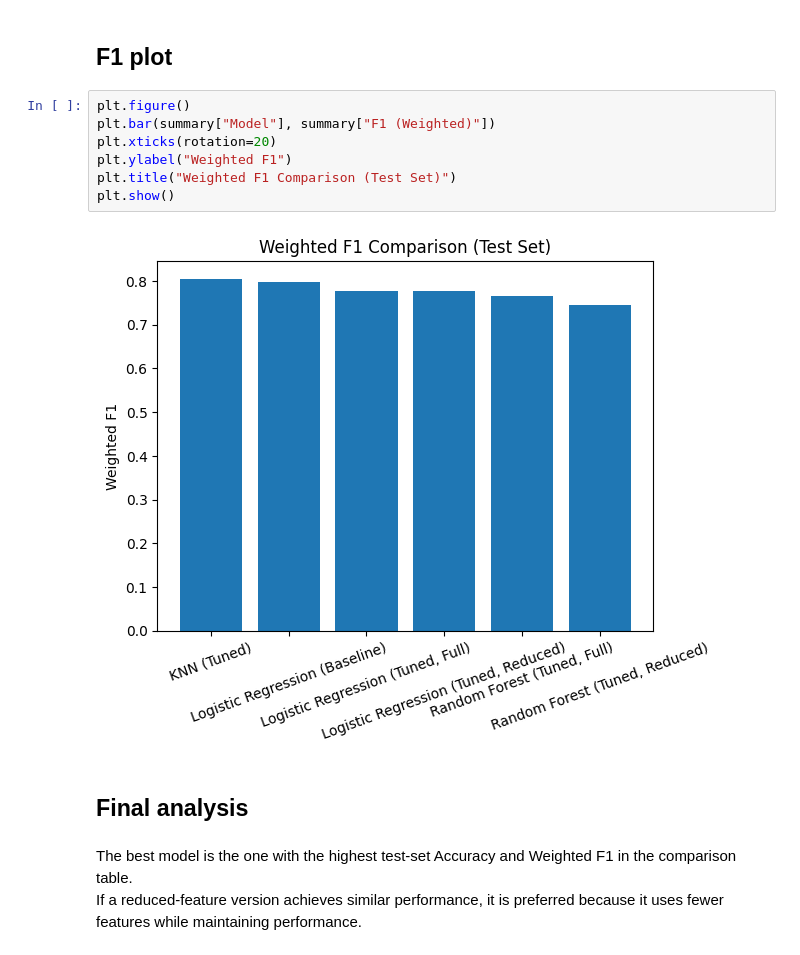
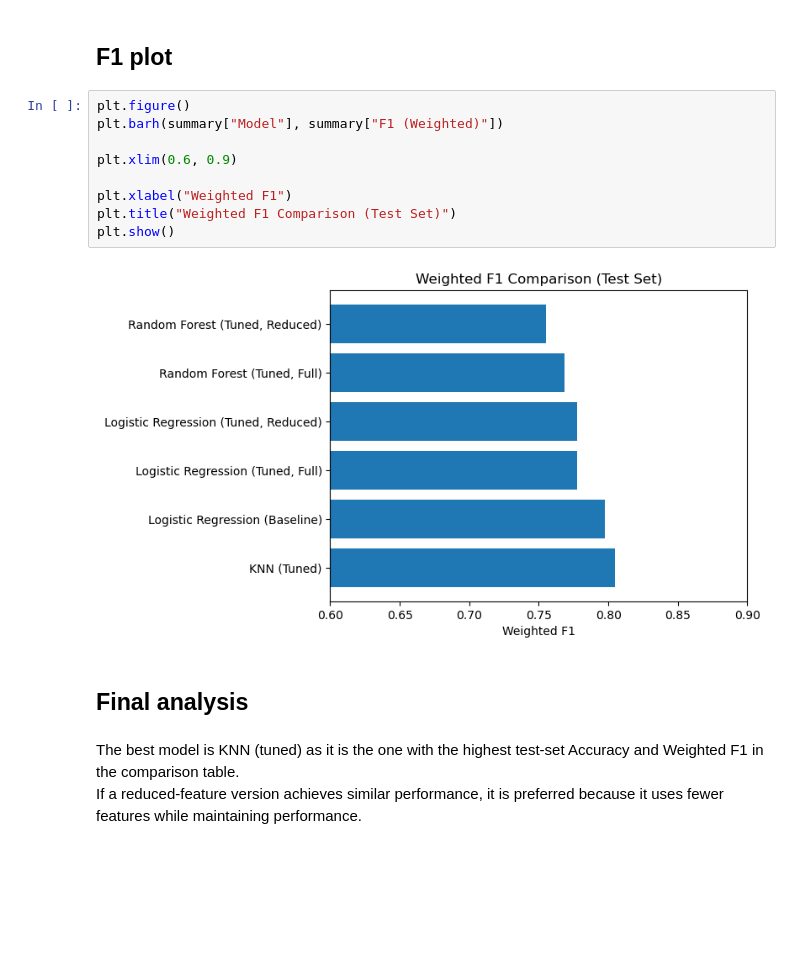
Before and after one commit to mzikkhan/titanic_survival_prediction, a Jupyter notebook: project.ipynb, the cells around one changed output. Saved outputs shown, nothing was run; the diff lists cells and outputs as text; blank space fills up the shorter version.

```diff
--- a/project.ipynb
+++ b/project.ipynb
@@ -1330,15 +1332,17 @@ plt.show()
 ## F1 plot
 # %%
 plt.figure()
-plt.bar(summary["Model"], summary["F1 (Weighted)"])
-plt.xticks(rotation=20)
-plt.ylabel("Weighted F1")
+plt.barh(summary["Model"], summary["F1 (Weighted)"])
+
+plt.xlim(0.6, 0.9)
+
+plt.xlabel("Weighted F1")
 plt.title("Weighted F1 Comparison (Test Set)")
 plt.show()
 # %% [output]
-[figure, old version]
+[figure, new version]
 # %% [markdown]
 ## Final analysis
 # %% [markdown]
-The best model is the one with the highest test-set Accuracy and Weighted F1 in the comparison table.
+The best model is KNN (tuned) as it is the one with the highest test-set Accuracy and Weighted F1 in the comparison table.
 If a reduced-feature version achieves similar performance, it is preferred because it uses fewer features while maintaining performance.
```
Also changed, not shown: parts of 15 cells of this notebook, 1 other file.
